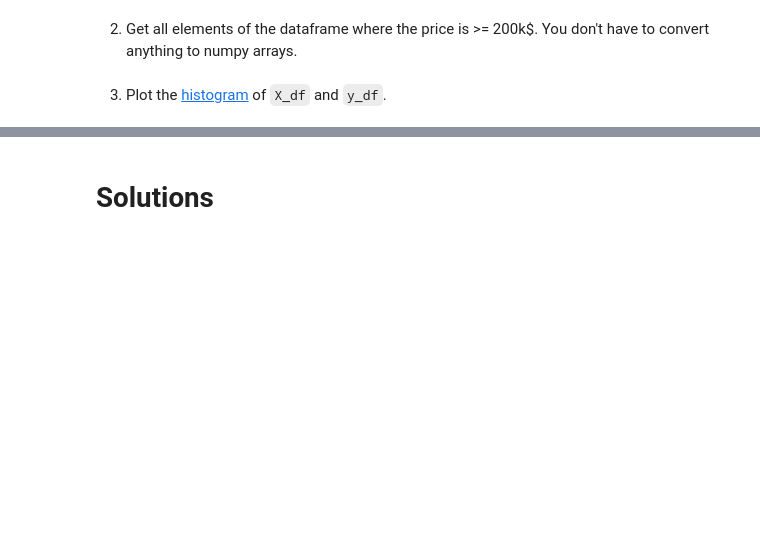
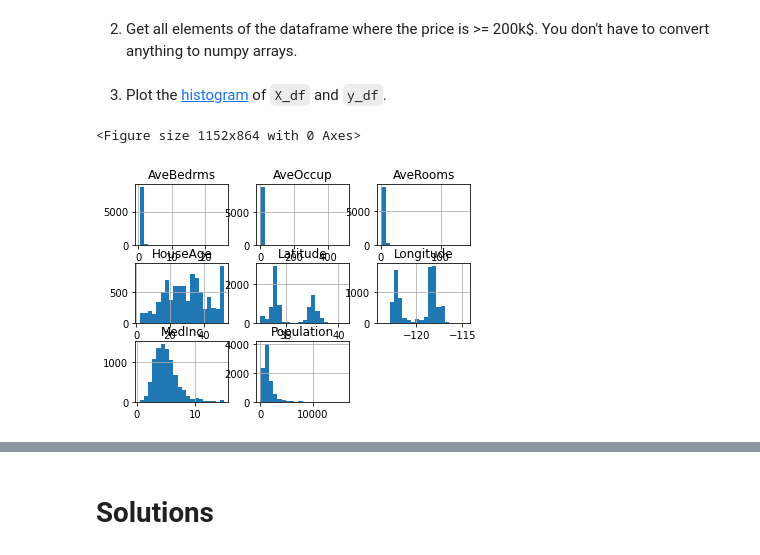
Before and after one commit to ThOliveira23/PH482_582_Sp22, a Jupyter notebook: Exercises/00_Exercise0_Group2_Soeiro_Oliveira.ipynb, the cells around one changed output, grey strips where cells are left out. Saved outputs shown, nothing was run; the diff lists cells and outputs as text; code cells hidden in the pictures; blank space fills up the shorter version.

```diff
--- a/Exercises/00_Exercise0_Group2_Soeiro_Oliveira.ipynb
+++ b/Exercises/00_Exercise0_Group2_Soeiro_Oliveira.ipynb
@@ -228,6 +284,9 @@ y_200k = y_df[y >= 2]
 import matplotlib.pyplot as plt
 # %%
 plt.figure(figsize=(16,12))
-hist = X_200k.hist(bins=10)
+hist = X_200k.hist(bins=20)
+# %% [output]
+<Figure size 1152x864 with 0 Axes>
+[figure, added]
 # %%
 plt.figure(figsize=(8,6))
```
Also changed, not shown: parts of 21 cells of this notebook, 1 other file.
